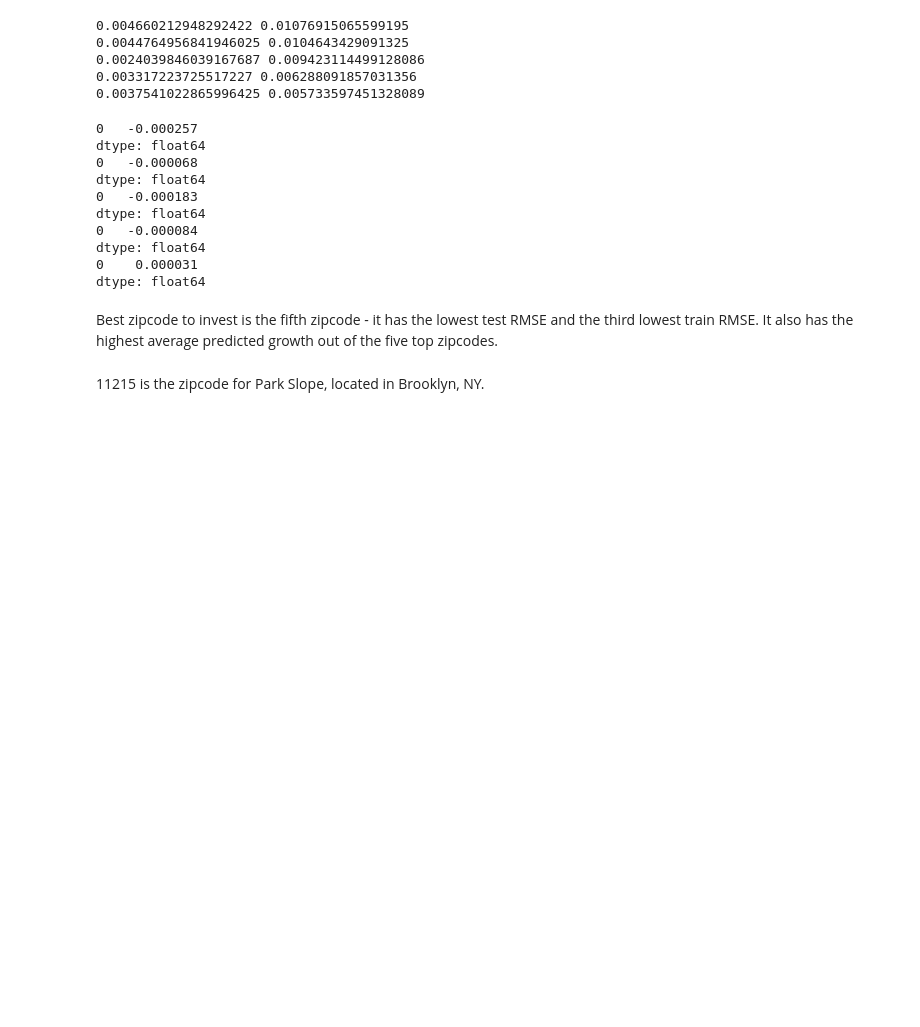
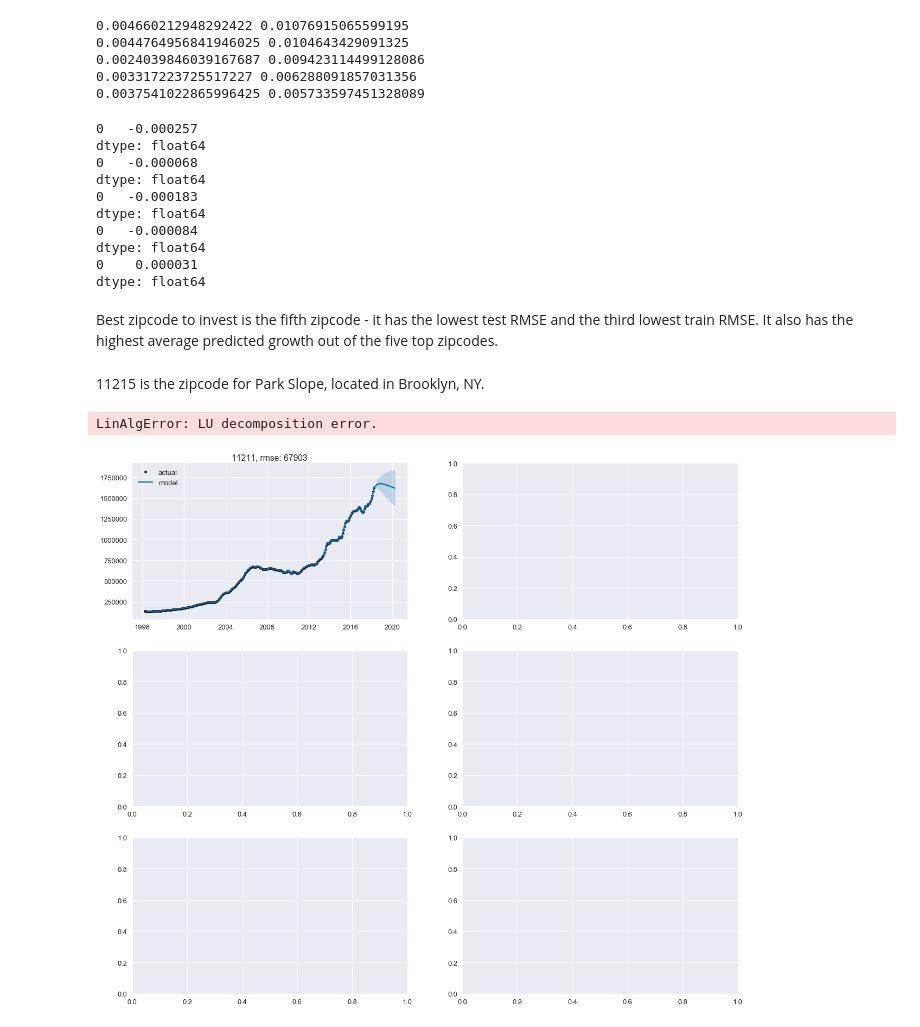
Before and after one commit to tjkim614/zillow_investment_recommendation, a Jupyter notebook: Model.ipynb, the cells around one changed output. Saved outputs shown, nothing was run; the diff lists cells and outputs as text; code cells hidden in the pictures; blank space fills up the shorter version.

```diff
--- a/Model.ipynb
+++ b/Model.ipynb
@@ -12,6 +12,9 @@
 The dataframe contains 14722 rows and 272 columns.
 \
 This data can be accessed on the Zillow website (https://www.zillow.com/research/data/).
+# %%
+import pandas as pd
+data = pd.read_csv('zillow_data.csv')
 # %%
 df = data
 df.head()
@@ -905,6 +908,24 @@ def arima_analyze(data, order, initial=12*15, horizon=12, period=6, forecast_len
     plt.show()
 
     return forecast_df
+# %%
+import matplotlib.pyplot as plt
+plt.style.use('seaborn')
+plt.style.use('seaborn-talk')
+import numpy as np
+import pandas as pd
+from sklearn.metrics import mean_squared_error
+from statsmodels.graphics.tsaplots import plot_acf, plot_pacf
+from statsmodels.tsa.arima.model import ARIMA
+import warnings
+warnings.filterwarnings('ignore')
+# %%
+best_five.index = pd.to_datetime(best_five.index)
+# %%
+arima_analyze(best_five, (5,0,5))
+# %% [output]
+LinAlgError: LU decomposition error.
+[figure, added]
 # %%
 ## model interpretations and graphical representation needed
 # %%
```
